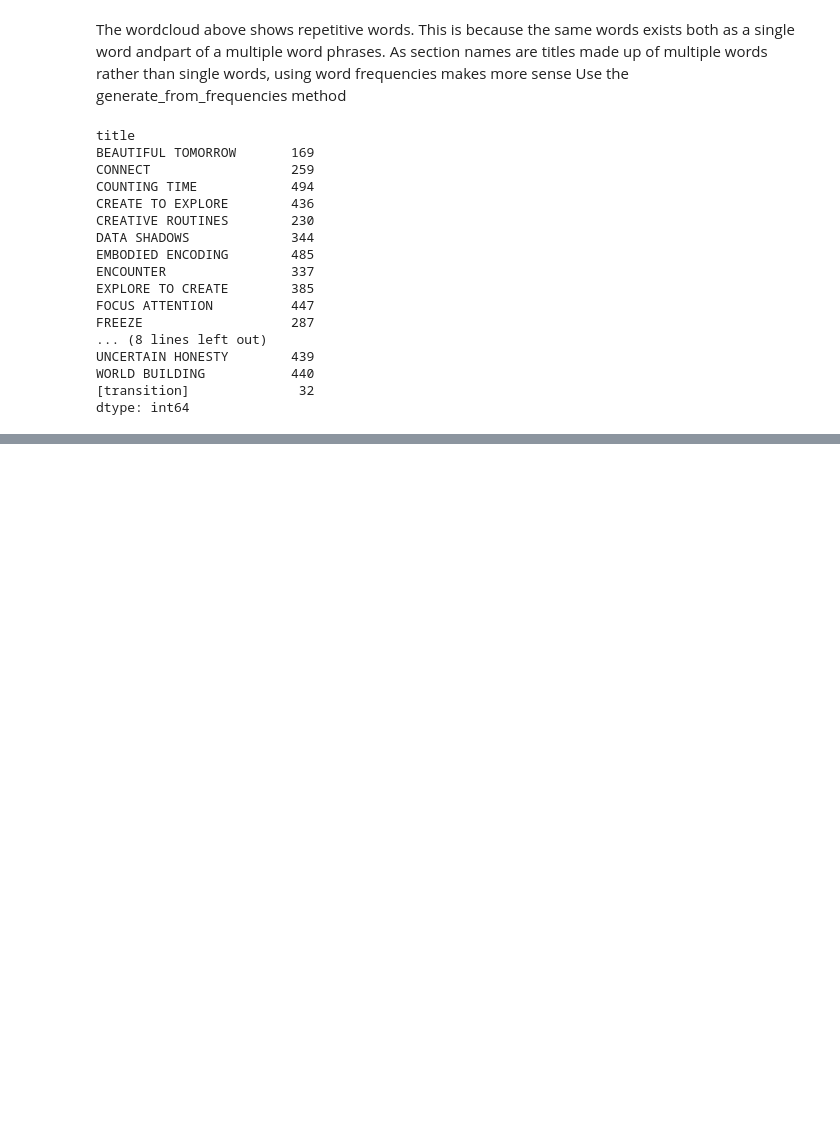
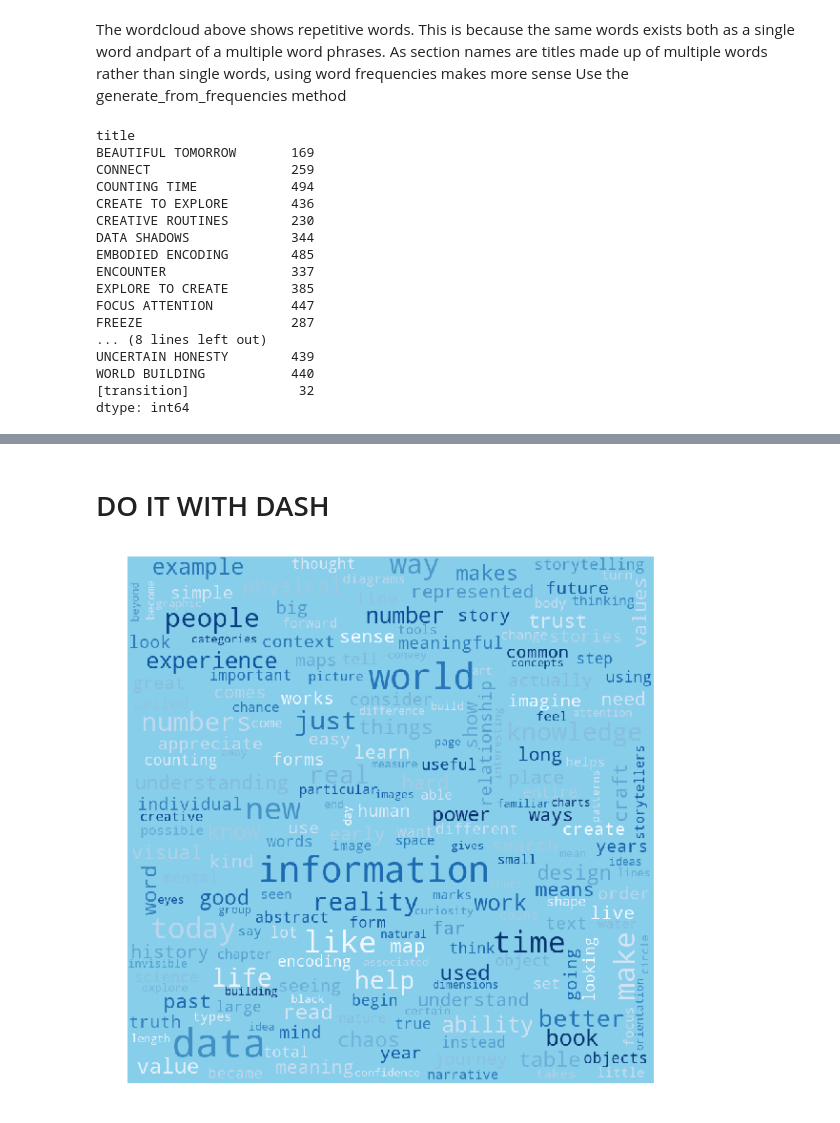
Before and after one commit to nediyonbe/Data-Challenge, a Jupyter notebook: DataViz/DataViz.ipynb, the cells around one changed output, grey strips where cells are left out. Saved outputs shown, nothing was run; the diff lists cells and outputs as text; code cells hidden in the pictures; blank space fills up the shorter version.

```diff
--- a/DataViz/DataViz.ipynb
+++ b/DataViz/DataViz.ipynb
@@ -110,0 +136,20 @@ plt.show()
+# %% [markdown]
+# DO IT WITH DASH
+# %%
+df_section = df[df['section'] == 'ORIGIN']
+df_section = df_section.groupby('wordForm').size()
+# %%
+wordcloud3 = WordCloud(width = 800, height = 800,
+                background_color ='skyblue',
+                min_font_size = 10,
+                max_font_size=60,
+                colormap="Blues").generate_from_frequencies(df_section)
+# %%
+# plot the WordCloud image
+plt.figure(figsize = (8, 8), facecolor = None)
+plt.imshow(wordcloud3)
+plt.axis("off")
+plt.tight_layout(pad = 0)
+plt.show()
+# %% [output]
+[figure, added]
```
Also changed, not shown: parts of 8 cells of this notebook.
